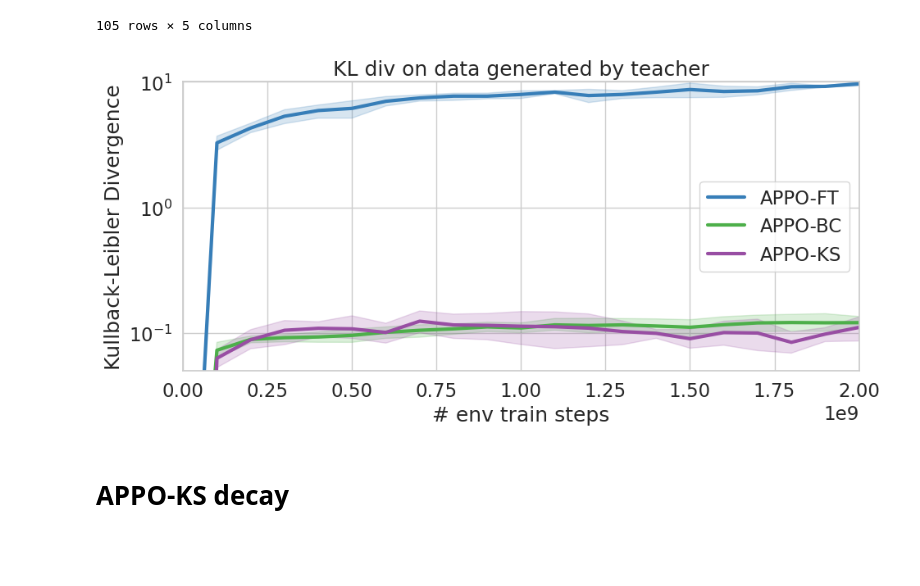
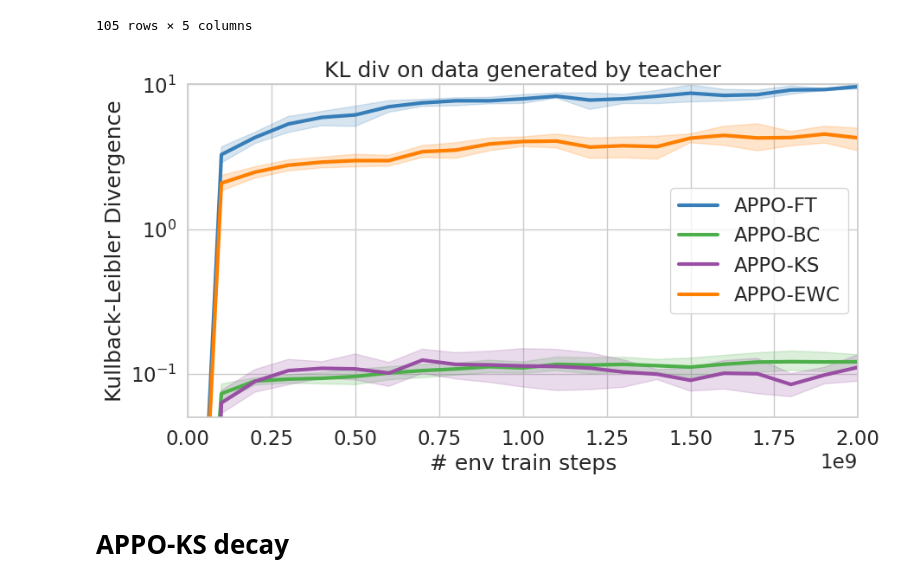
Before and after one commit to BartekCupial/dungeonsdata-neurips2022, a Jupyter notebook: experiment_code/notebooks/plots.ipynb, the cells around one changed output. Drawn from its saved outputs; the diff is of its cells as text; code cells hidden in the pictures; blank space fills up the shorter version.

Commit message:
final plots for rebuttal

```diff
--- a/experiment_code/notebooks/plots.ipynb
+++ b/experiment_code/notebooks/plots.ipynb
@@ -163,0 +153,2 @@ appo_ks_t_for
+# %%
+appo_ewc_t_for = create_dataframe(["global/env_train_steps", "eval/mean_forgetting_loss"], appo_ewc_t_for_filter)
@@ -164,11 +171,15 @@ appo_ks_t_for
+# %%
+color_palette = sns.color_palette("Set1", 7)
 # %%
 appo_t_for = appo_t_for.replace('NaN', pd.NA).dropna()
 appo_kl_t_for = appo_kl_t_for.replace('NaN', pd.NA).dropna()
 appo_ks_t_for = appo_ks_t_for.replace('NaN', pd.NA).dropna()
+appo_ewc_t_for = appo_ewc_t_for.replace('NaN', pd.NA).dropna()
 # %%
 appo_t_for["index"] = (np.round(appo_t_for['global/env_train_steps'] / 100_000_000) * 100_000_000).astype(int)
 appo_kl_t_for["index"] = (np.round(appo_kl_t_for['global/env_train_steps'] / 100_000_000) * 100_000_000).astype(int)
 appo_ks_t_for["index"] = (np.round(appo_ks_t_for['global/env_train_steps'] / 100_000_000) * 100_000_000).astype(int)
+appo_ewc_t_for["index"] = (np.round(appo_ewc_t_for['global/env_train_steps'] / 100_000_000) * 100_000_000).astype(int)
 # %%
 appo_kl_t_for
 # %% [output]
@@ -188,22 +199,23 @@ appo_kl_t_for
 # %%
 fig, axes = plt.subplots(1, 1, figsize=(10, 5))
 
 sns.lineplot(data=appo_t_for, x="index", y="eval/mean_forgetting_loss", ax=axes, errorbar=('ci', 90), linewidth=3, legend=True, label="APPO-FT", color=color_palette[1])
 sns.lineplot(data=appo_kl_t_for, x="index", y="eval/mean_forgetting_loss", ax=axes, errorbar=('ci', 90), linewidth=3, legend=True, label="APPO-BC", color=color_palette[2])
 sns.lineplot(data=appo_ks_t_for, x="index", y="eval/mean_forgetting_loss", ax=axes, errorbar=('ci', 90), linewidth=3, legend=True, label="APPO-KS", color=color_palette[3])
+sns.lineplot(data=appo_ewc_t_for, x="index", y="eval/mean_forgetting_loss", ax=axes, errorbar=('ci', 90), linewidth=3, legend=True, label="APPO-EWC", color=color_palette[4])
 
 axes.set_xlabel("# env train steps")
 axes.set_xlim(0, 2_000_000_000)
 
 axes.set_title("KL div on data generated by teacher")
 axes.set_ylabel("Kullback-Leibler Divergence")
 
 axes.set_ylim(0.05, 10)
 axes.set_yscale("log")
 
 plt.show(fig)
 # %% [output]
-[figure, old version]
+[figure, new version]
 # %% [markdown]
 # APPO-KS decay
 # %%
```
Also changed, not shown: parts of 3 cells of this notebook, 5 other files.
